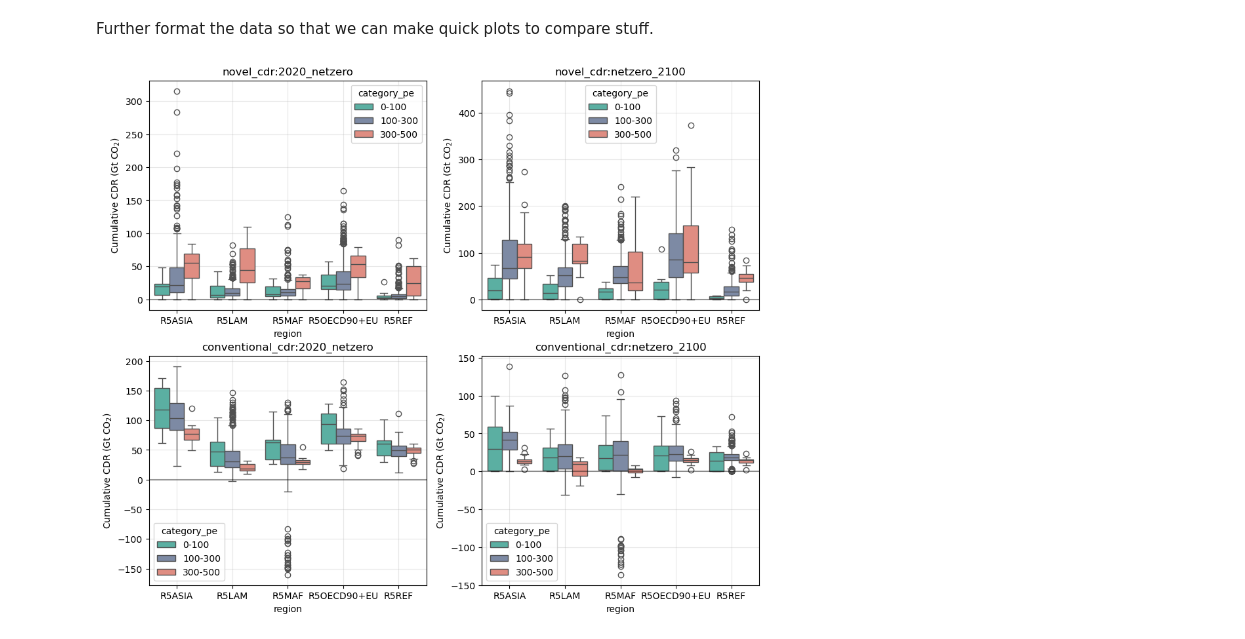
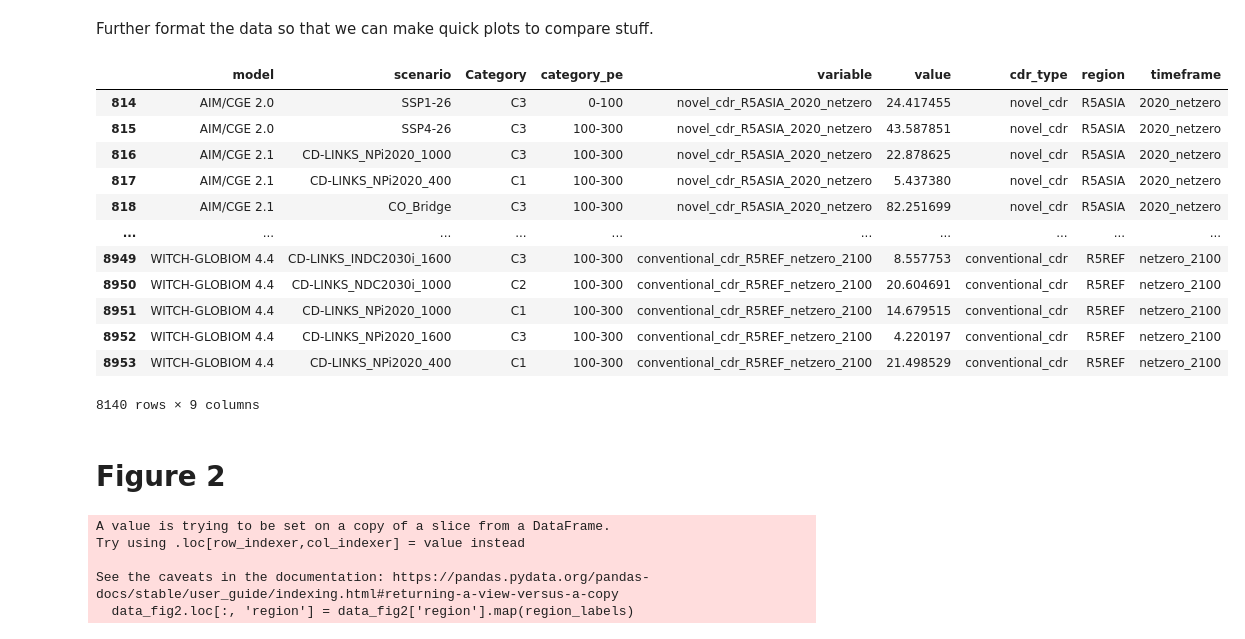
Before and after one commit to gaurav-ganti/2023_ganti_ar6_cdr_assessment, a Jupyter notebook: analysis/203_sustainability_assessment.ipynb, the cells around one changed output. Drawn from its saved outputs; the diff is of its cells as text; code cells hidden in the pictures.

```diff
--- a/analysis/203_sustainability_assessment.ipynb
+++ b/analysis/203_sustainability_assessment.ipynb
@@ -167,25 +168,21 @@ melted_data.loc[:, 'timeframe'] = melted_data['variable'].apply(
 )
 # %%
 melted_data = melted_data[melted_data['region']!='World']
-# %%
-fig, ax = plt.subplots(2,2,figsize=(12,10))
-
-for i, cdr_type in enumerate(['novel_cdr', 'conventional_cdr']):
-    for j, timeframe in enumerate(['2020_netzero', 'netzero_2100']):
-        sns.boxplot(
-            data=melted_data[
-                (melted_data['cdr_type']==cdr_type) &
-                (melted_data['timeframe']==timeframe)
-            ],
-            x='region',
-            y='value',
-            hue='category_pe',
-            palette=['#4dbdab', '#7688ab', '#ee8172'],
-            ax=ax[i,j],
-        )
-        ax[i,j].set_title(f'{cdr_type}:{timeframe}')
-        ax[i,j].set_ylabel('Cumulative CDR (Gt CO$_2$)')
-        ax[i,j].grid(alpha=0.3)
-        ax[i,j].axhline(0, color='black', alpha=0.4)
-# %% [output]
-[figure, removed]
+# %%
+melted_data
+# %% [output]
+|  | model | scenario | Category | category_pe | variable | value | cdr_type | region | timeframe |
+| 814 | AIM/CGE 2.0 | SSP1-26 | C3 | 0-100 | novel_cdr_R5ASIA_2020_netzero | 24.417455 | novel_cdr | R5ASIA | 2020_netzero |
+| 815 | AIM/CGE 2.0 | SSP4-26 | C3 | 100-300 | novel_cdr_R5ASIA_2020_netzero | 43.587851 | novel_cdr | R5ASIA | 2020_netzero |
+| 816 | AIM/CGE 2.1 | CD-LINKS_NPi2020_1000 | C3 | 100-300 | novel_cdr_R5ASIA_2020_netzero | 22.878625 | novel_cdr | R5ASIA | 2020_netzero |
+| 817 | AIM/CGE 2.1 | CD-LINKS_NPi2020_400 | C1 | 100-300 | novel_cdr_R5ASIA_2020_netzero | 5.437380 | novel_cdr | R5ASIA | 2020_netzero |
+| 818 | AIM/CGE 2.1 | CO_Bridge | C3 | 100-300 | novel_cdr_R5ASIA_2020_netzero | 82.251699 | novel_cdr | R5ASIA | 2020_netzero |
+| ... | ... | ... | ... | ... | ... | ... | ... | ... | ... |
+| 8949 | WITCH-GLOBIOM 4.4 | CD-LINKS_INDC2030i_1600 | C3 | 100-300 | conventional_cdr_R5REF_netzero_2100 | 8.557753 | conventional_cdr | R5REF | netzero_2100 |
+| 8950 | WITCH-GLOBIOM 4.4 | CD-LINKS_NDC2030i_1000 | C2 | 100-300 | conventional_cdr_R5REF_netzero_2100 | 20.604691 | conventional_cdr | R5REF | netzero_2100 |
+| 8951 | WITCH-GLOBIOM 4.4 | CD-LINKS_NPi2020_1000 | C1 | 100-300 | conventional_cdr_R5REF_netzero_2100 | 14.679515 | conventional_cdr | R5REF | netzero_2100 |
+| 8952 | WITCH-GLOBIOM 4.4 | CD-LINKS_NPi2020_1600 | C3 | 100-300 | conventional_cdr_R5REF_netzero_2100 | 4.220197 | conventional_cdr | R5REF | netzero_2100 |
+| 8953 | WITCH-GLOBIOM 4.4 | CD-LINKS_NPi2020_400 | C1 | 100-300 | conventional_cdr_R5REF_netzero_2100 | 21.498529 | conventional_cdr | R5REF | netzero_2100 |
+8140 rows × 9 columns
+# %% [markdown]
+# Figure 2
@@ -191,0 +199,8 @@ for i, cdr_type in enumerate(['novel_cdr', 'conventional_cdr']):
+# %%
+data_fig2.loc[:, 'region'] = data_fig2['region'].map(region_labels)
+# %% [output]
+A value is trying to be set on a copy of a slice from a DataFrame.
+Try using .loc[row_indexer,col_indexer] = value instead
+
+See the caveats in the documentation: https://pandas.pydata.org/pandas-docs/stable/user_guide/indexing.html#returning-a-view-versus-a-copy
+  data_fig2.loc[:, 'region'] = data_fig2['region'].map(region_labels)
```
Also changed, not shown: parts of 5 cells of this notebook.
